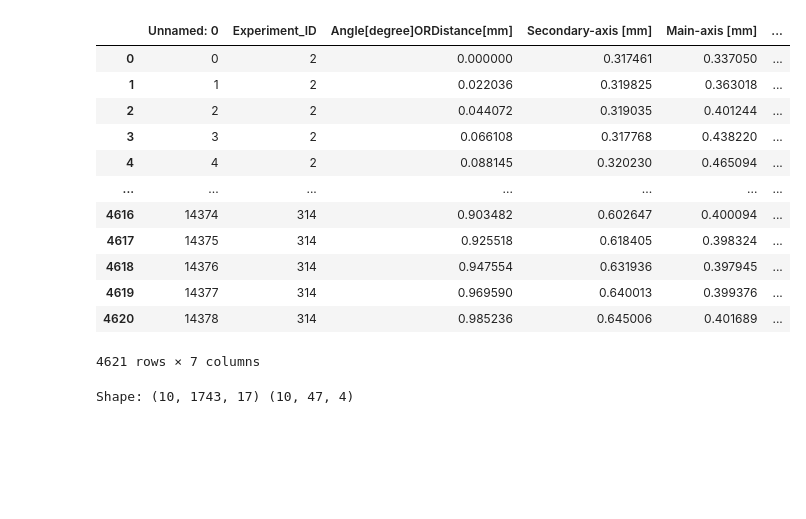
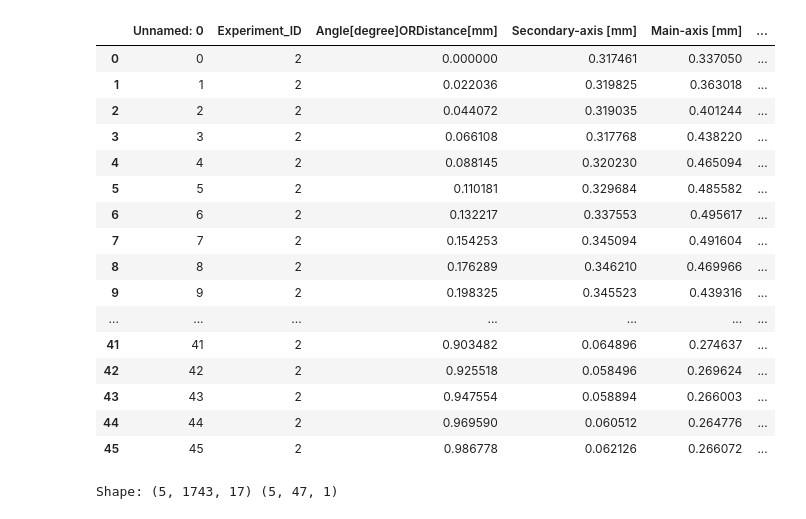
Before and after one commit to arman-niaruhi/temporal-windows-analysis-rotary-tube-bending, a Jupyter notebook: research/attention-sec-to-angle/seq_to_angle3.ipynb, the cells around one changed output. Drawn from its saved outputs; the diff is of its cells as text; code cells hidden in the pictures; blank space fills up the shorter version.

```diff
--- a/research/attention-sec-to-angle/seq_to_angle3.ipynb
+++ b/research/attention-sec-to-angle/seq_to_angle3.ipynb
@@ -3,35 +4,43 @@ import joblib
 # %%
 import torch
 import torch.nn as nn
 import numpy as np
 import matplotlib.pyplot as plt
 import torch.optim as optim
 import pandas as pd
 from sklearn.preprocessing import MinMaxScaler
 scaler_X = MinMaxScaler()
 dfs = pd.read_csv("../data/features.csv", index_col="Time_[s]")
 targets = pd.read_csv("../data/targets.csv", index_col=False)
 # df = dfs[dfs["Experiment_ID"]==2].drop(columns=["Experiment_ID"])
-# target = targets[targets["Experiment_ID"]==2].iloc[:, 2:]
 col = "Angle[degree]ORDistance[mm]"
 
 scaler = MinMaxScaler(feature_range=(0, 1))
 targets[col] = scaler.fit_transform(targets[[col]])
-targets
+# See the first few rows
+# bend_columns = [col for col in dfs.columns if 'BEND' in col]
+# bend_columns.insert(0,'Experiment_ID')
+# dfs = dfs.loc[:, bend_columns]
+target = targets[targets["Experiment_ID"]==2]
+target
 # %% [output]
 |  | Unnamed: 0 | Experiment_ID | Angle[degree]ORDistance[mm] | Secondary-axis [mm] | Main-axis [mm] | ... |
 | 0 | 0 | 2 | 0.000000 | 0.317461 | 0.337050 | ... |
 | 1 | 1 | 2 | 0.022036 | 0.319825 | 0.363018 | ... |
 | 2 | 2 | 2 | 0.044072 | 0.319035 | 0.401244 | ... |
 | 3 | 3 | 2 | 0.066108 | 0.317768 | 0.438220 | ... |
 | 4 | 4 | 2 | 0.088145 | 0.320230 | 0.465094 | ... |
+| 5 | 5 | 2 | 0.110181 | 0.329684 | 0.485582 | ... |
+| 6 | 6 | 2 | 0.132217 | 0.337553 | 0.495617 | ... |
+| 7 | 7 | 2 | 0.154253 | 0.345094 | 0.491604 | ... |
+| 8 | 8 | 2 | 0.176289 | 0.346210 | 0.469966 | ... |
+| 9 | 9 | 2 | 0.198325 | 0.345523 | 0.439316 | ... |
 | ... | ... | ... | ... | ... | ... | ... |
-| 4616 | 14374 | 314 | 0.903482 | 0.602647 | 0.400094 | ... |
-| 4617 | 14375 | 314 | 0.925518 | 0.618405 | 0.398324 | ... |
-| 4618 | 14376 | 314 | 0.947554 | 0.631936 | 0.397945 | ... |
-| 4619 | 14377 | 314 | 0.969590 | 0.640013 | 0.399376 | ... |
-| 4620 | 14378 | 314 | 0.985236 | 0.645006 | 0.401689 | ... |
+| 41 | 41 | 2 | 0.903482 | 0.064896 | 0.274637 | ... |
+| 42 | 42 | 2 | 0.925518 | 0.058496 | 0.269624 | ... |
+| 43 | 43 | 2 | 0.947554 | 0.058894 | 0.266003 | ... |
+| 44 | 44 | 2 | 0.969590 | 0.060512 | 0.264776 | ... |
+| 45 | 45 | 2 | 0.986778 | 0.062126 | 0.266072 | ... |
-4621 rows × 7 columns
 # %%
 groups_y = []
 max_len_y = targets.groupby("Experiment_ID").size().max()
@@ -67,9 +76,9 @@ for exp_id, group in dfs.groupby("Experiment_ID"):
 
 
 X = np.array(groups, dtype=float)
-X = np.nan_to_num(X, nan=0.0)[:10,:,:]
-Y = np.nan_to_num(y, nan=0.0)[:10,:,2:]
+X = np.nan_to_num(X, nan=0.0)[:5,:,:]
+Y = np.nan_to_num(y, nan=0.0)[:5,:,3:4]
 print("Shape:", X.shape, Y.shape)
 # %% [output]
-Shape: (10, 1743, 17) (10, 47, 4)
+Shape: (5, 1743, 17) (5, 47, 1)
 # %%
```
Also changed, not shown: parts of 16 cells of this notebook, 36 other files.
